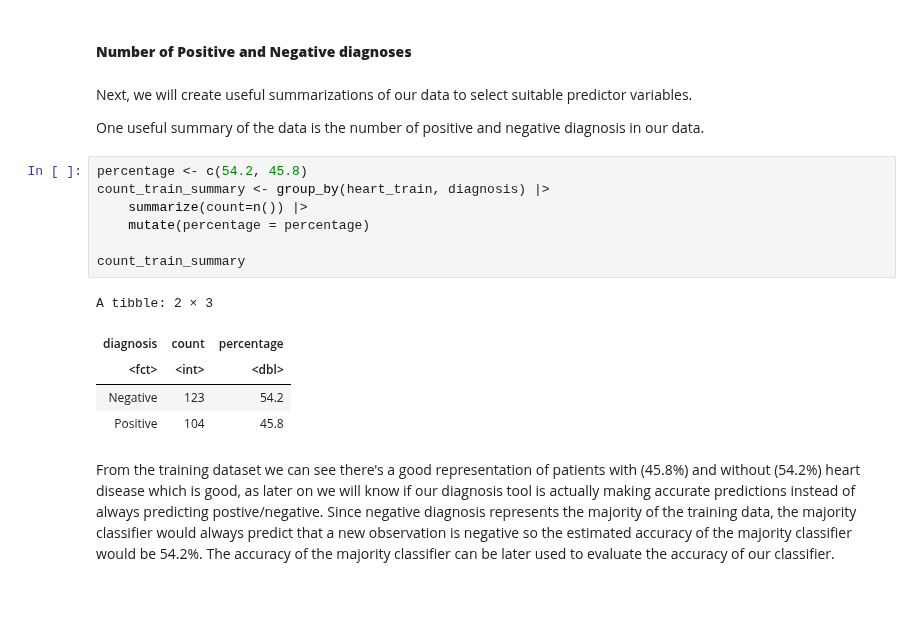
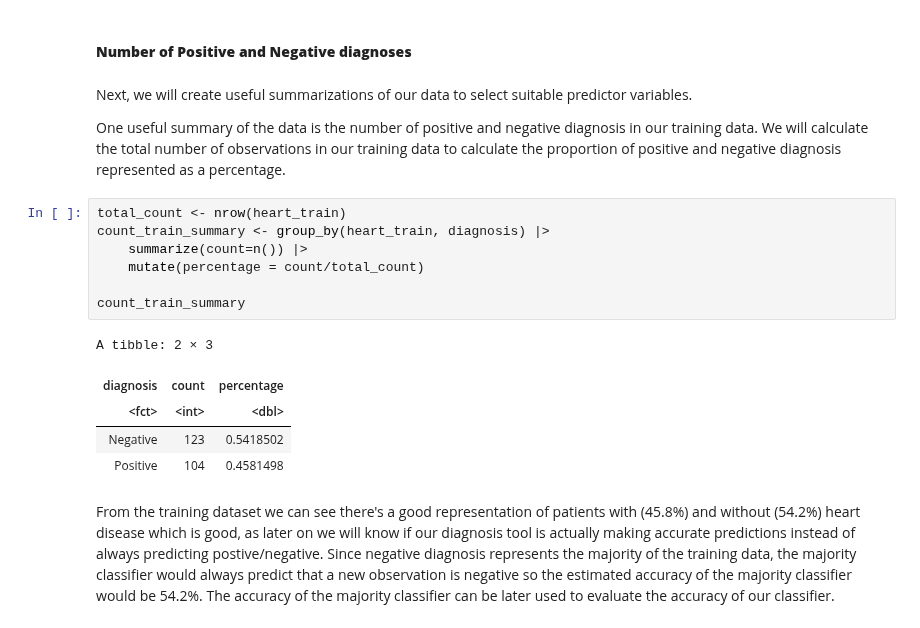
Before and after one commit to kaialami/dsci-007-group-45, a Jupyter notebook: Final-Project.ipynb, the cells around one changed output. Cells and saved outputs as stored; diff of their text form; blank space fills up the shorter version.

Commit message:
Positive/negative diagnoses percentage code change

```diff
--- a/Final-Project.ipynb
+++ b/Final-Project.ipynb
@@ -114,20 +96,20 @@ Later on we will perform a 5-fold cross-validation to select the number of neigh
 # %% [markdown]
 Next, we will create useful summarizations of our data to select suitable predictor variables.
 
-One useful summary of the data is the number of positive and negative diagnosis in our data.
+One useful summary of the data is the number of positive and negative diagnosis in our training data. We will calculate the total number of observations in our training data to calculate the proportion of positive and negative diagnosis represented as a percentage.
 # %%
-percentage <- c(54.2, 45.8)
+total_count <- nrow(heart_train)
 count_train_summary <- group_by(heart_train, diagnosis) |>
     summarize(count=n()) |>
-    mutate(percentage = percentage)
+    mutate(percentage = count/total_count)
 
 count_train_summary
 # %% [output]
 A tibble: 2 × 3
 | diagnosis | count | percentage |
 | <fct> | <int> | <dbl> |
-| Negative | 123 | 54.2 |
-| Positive | 104 | 45.8 |
+| Negative | 123 | 0.5418502 |
+| Positive | 104 | 0.4581498 |
 # %% [markdown]
 From the training dataset we can see there's a good representation of patients with (45.8%) and without (54.2%) heart disease which is good, as later on we will know if our diagnosis tool is actually making accurate predictions instead of always predicting postive/negative. Since negative diagnosis represents the majority of the training data, the majority classifier would always predict that a new observation is negative so the estimated accuracy of the majority classifier would be 54.2%. The accuracy of the majority classifier can be later used to evaluate the accuracy of our classifier.
 # %% [markdown]
```
Also changed, not shown: parts of 3 cells of this notebook.
